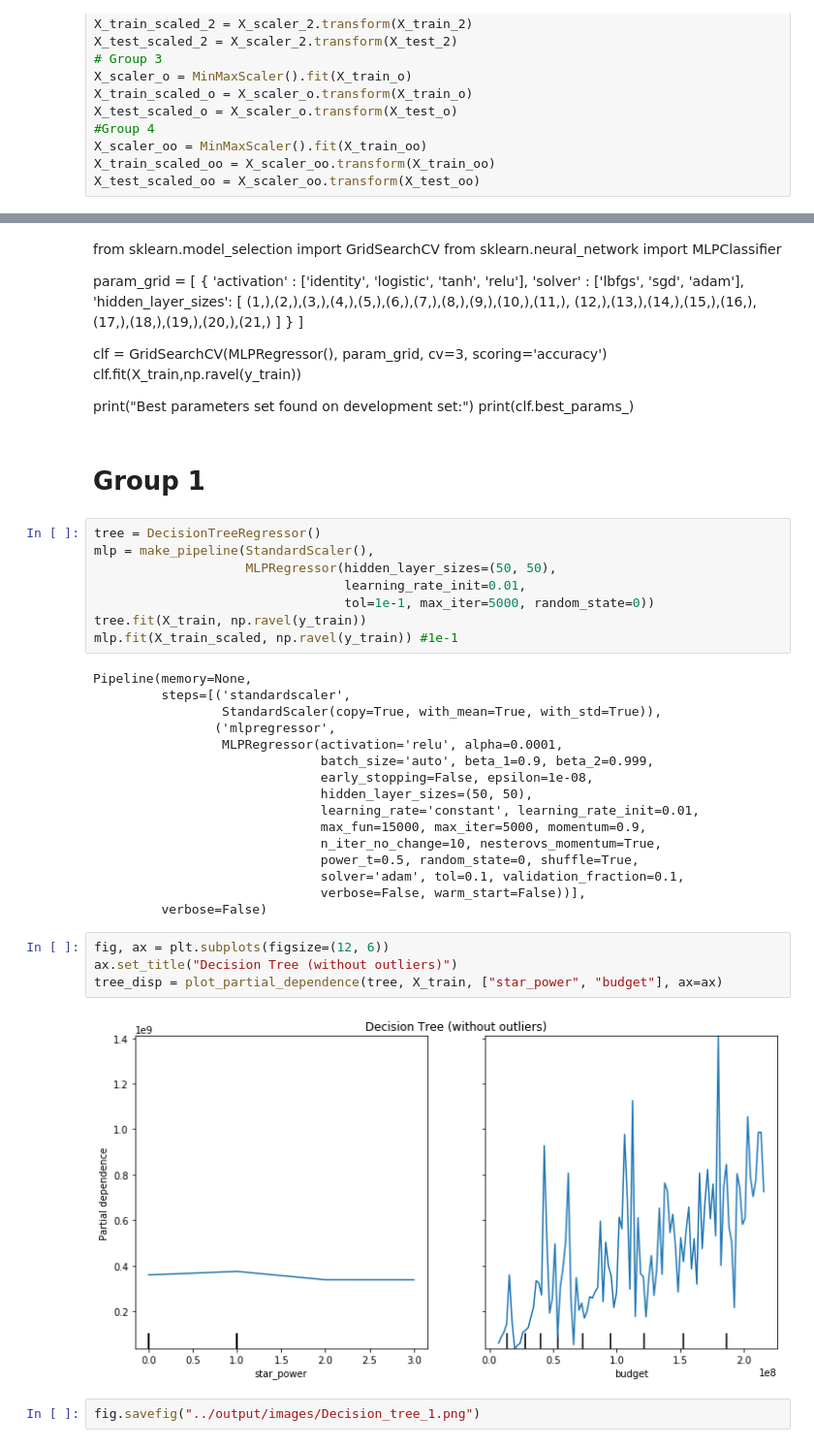
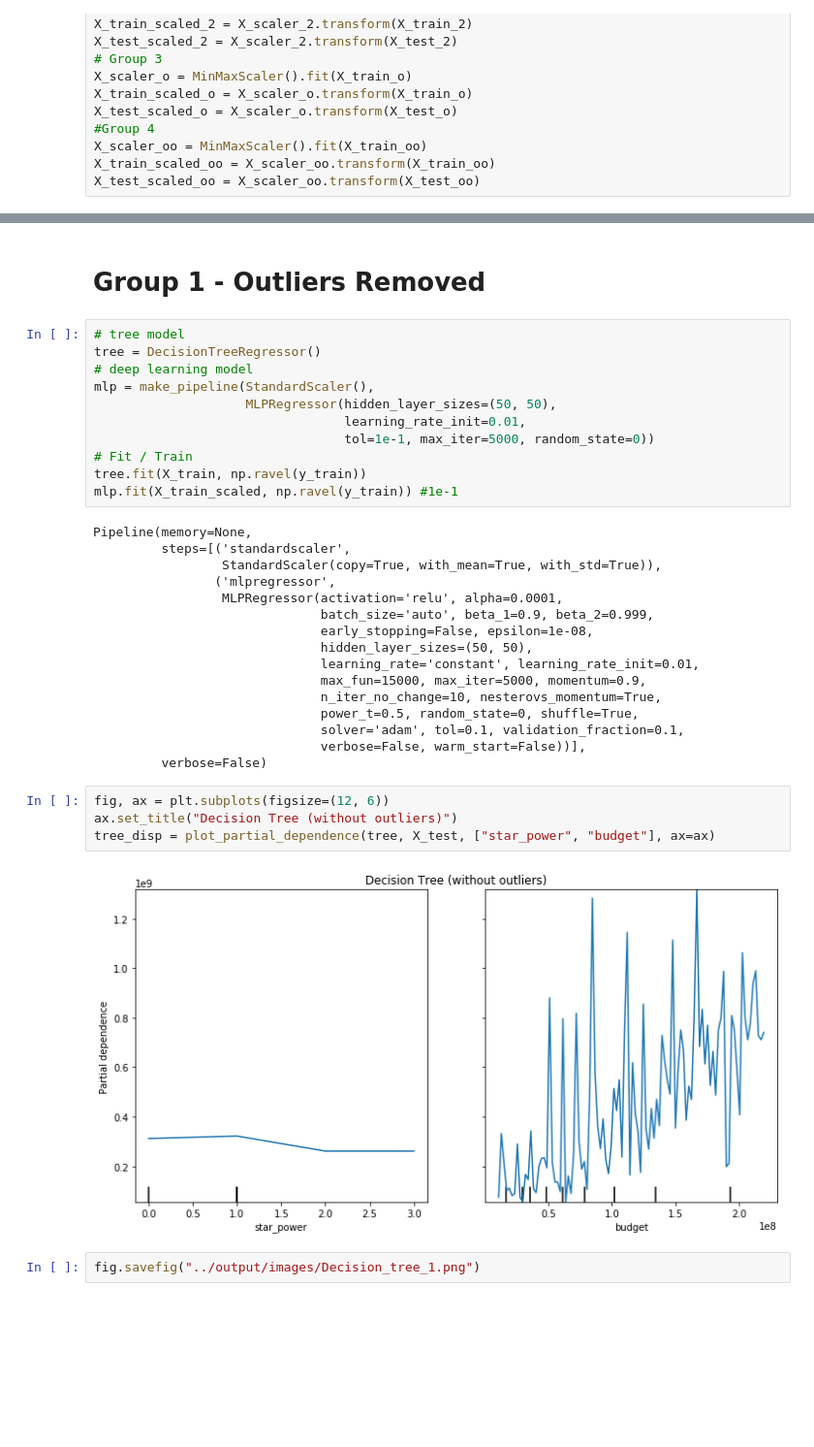
Before and after one commit to brian1581/final-project, a Jupyter notebook: Jupyter_notebooks/tomato_model_deep_2_reduce.ipynb, the cells around one changed output, grey strips where cells are left out. Shown at 97% size. Saved outputs shown, nothing was run; the diff lists cells and outputs as text; blank space fills up the shorter version.

```diff
--- a/Jupyter_notebooks/tomato_model_deep_2_reduce.ipynb
+++ b/Jupyter_notebooks/tomato_model_deep_2_reduce.ipynb
@@ -82,32 +83,14 @@ from sklearn.inspection import plot_partial_dependence
-# %% [markdown]
-from sklearn.model_selection import GridSearchCV
-from sklearn.neural_network import MLPClassifier
-
-param_grid = [
-        {
-            'activation' : ['identity', 'logistic', 'tanh', 'relu'],
-            'solver' : ['lbfgs', 'sgd', 'adam'],
-            'hidden_layer_sizes': [
-             (1,),(2,),(3,),(4,),(5,),(6,),(7,),(8,),(9,),(10,),(11,), (12,),(13,),(14,),(15,),(16,),(17,),(18,),(19,),(20,),(21,)
-             ]
-        }
-       ]
-
-clf = GridSearchCV(MLPRegressor(), param_grid, cv=3,
-                           scoring='accuracy')
-clf.fit(X_train,np.ravel(y_train))
-
-
-print("Best parameters set found on development set:")
-print(clf.best_params_)
 # %% [markdown]
-# Group 1
+# Group 1 - Outliers Removed
 # %%
+# tree model
 tree = DecisionTreeRegressor()
+# deep learning model
 mlp = make_pipeline(StandardScaler(),
                     MLPRegressor(hidden_layer_sizes=(50, 50),
                                  learning_rate_init=0.01,
                                  tol=1e-1, max_iter=5000, random_state=0))
+# Fit / Train
 tree.fit(X_train, np.ravel(y_train))
 mlp.fit(X_train_scaled, np.ravel(y_train)) #1e-1
 # %% [output]
@@ -129,9 +112,9 @@ Pipeline(memory=None,
 # %%
 fig, ax = plt.subplots(figsize=(12, 6))
 ax.set_title("Decision Tree (without outliers)")
-tree_disp = plot_partial_dependence(tree, X_train, ["star_power", "budget"], ax=ax)
+tree_disp = plot_partial_dependence(tree, X_test, ["star_power", "budget"], ax=ax)
 # %% [output]
-[figure, old version]
+[figure, new version]
 # %%
 fig.savefig("../output/images/Decision_tree_1.png")
 # %%
```
Also changed, not shown: parts of 16 cells of this notebook, 1 other file.
